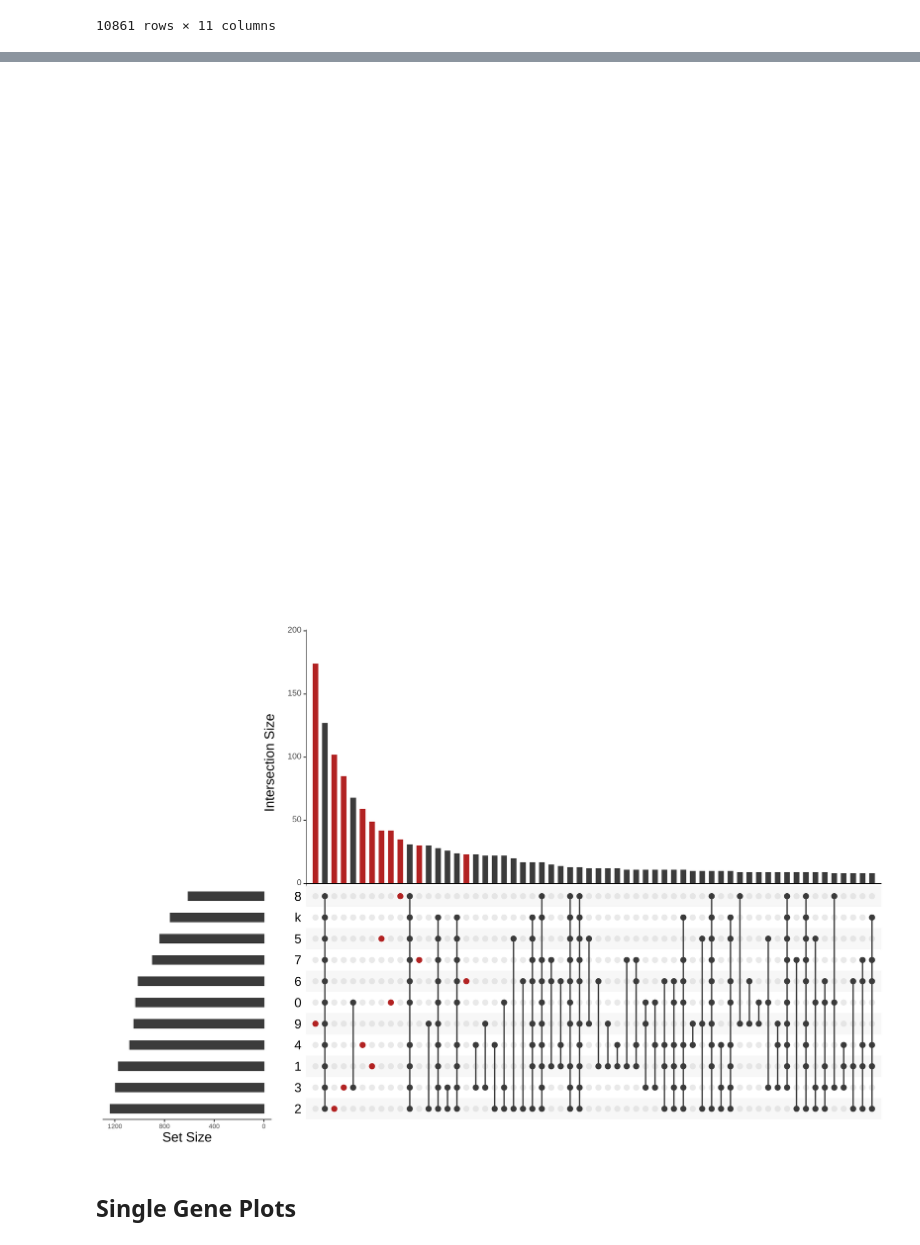
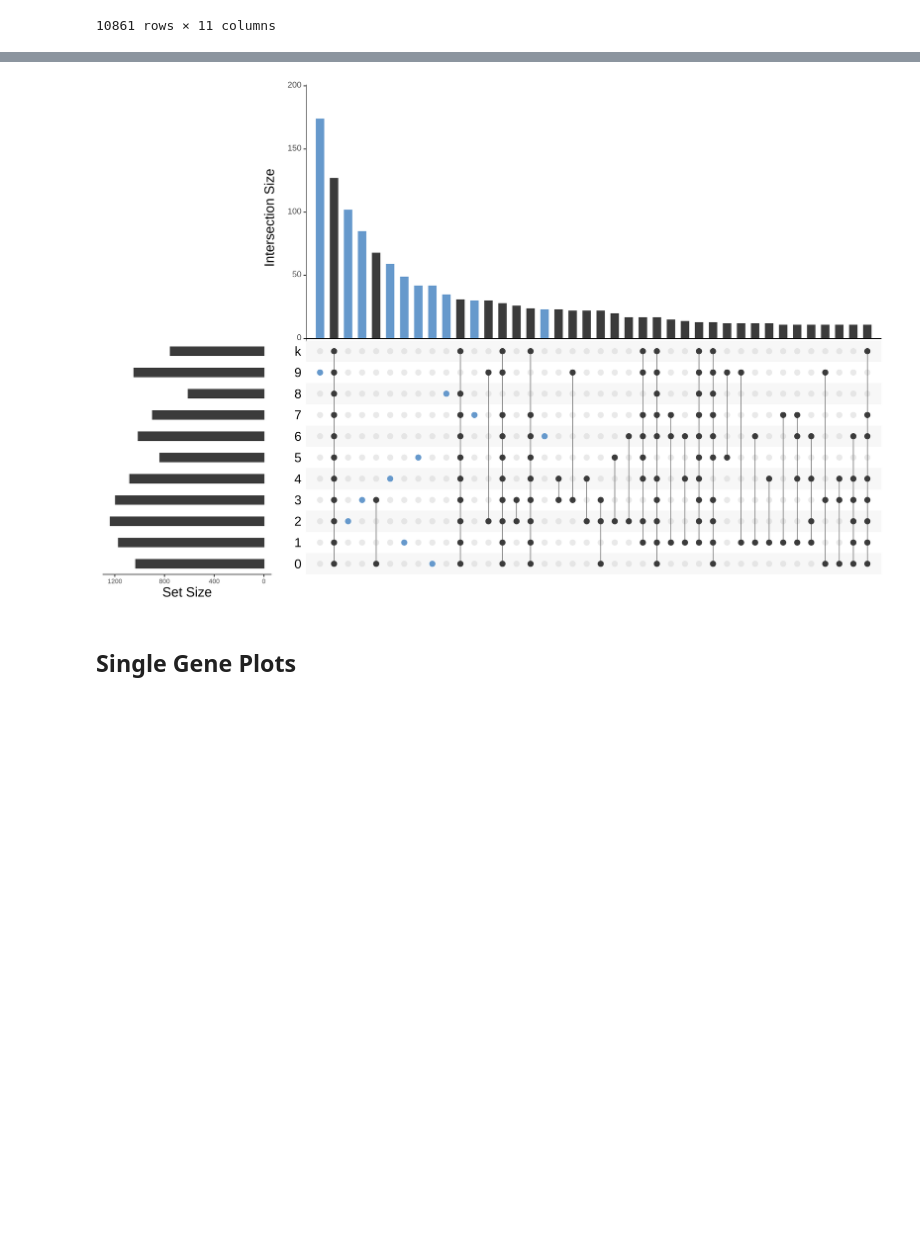
Before and after one commit to aralbright/2021_AAMSME, a Jupyter notebook: notebooks/Differential_Expression.ipynb, the cells around one changed output, grey strips where cells are left out. Drawn from its saved outputs; the diff is of its cells as text; code cells hidden in the pictures; blank space fills up the shorter version.

Commit message:
updated upset plot

```diff
--- a/notebooks/Differential_Expression.ipynb
+++ b/notebooks/Differential_Expression.ipynb
@@ -602,43 +602,44 @@ R[write to console]:
 # %%
 %%R -w 12 -h 8 --units in -r 400
 library("UpSetR")
 library("ggplot2")
 
 deGenesDF <- read.csv("deGenesDF.csv")
 
 vecsToPlot <- list()
 
 clusters = unique(deGenesDF$cluster)
 
 for (i in 1:length(clusters)){
   subset = subset(deGenesDF, cluster == clusters[i])
   vecsToPlot[[i]] <- unique(subset$gene)
 }
 
 names(vecsToPlot) <- clusters
 
-upset(fromList(vecsToPlot), sets = as.character(clusters),nintersects=60, order.by = "freq",
+upset(fromList(vecsToPlot), sets = as.character(clusters),nintersects=40, order.by = "freq",
       mainbar.y.label='Intersection Size',
       sets.x.label = 'Set Size',
       text.scale = c(1.75, 1.3, 1.75, 1, 2, 1.3),
       show.numbers = "no",
       point.size = 2.8,
+      keep.order = TRUE,
+      line.size = 0.25,
       mb.ratio= c(0.5, 0.5),
-      queries = list(list(query = intersects, params = list("0"), color = "firebrick",active = T),
-                     list(query = intersects, params = list("1"), color = "firebrick",active = T),
-                     list(query = intersects, params = list("2"), color = "firebrick",active = T),
-                     list(query = intersects, params = list("3"), color = "firebrick",active = T),
-                     list(query = intersects, params = list("4"), color = "firebrick",active = T),
-                     list(query = intersects, params = list("5"), color = "firebrick",active = T),
-                     list(query = intersects, params = list("6"), color = "firebrick",active = T),
-                     list(query = intersects, params = list("7"), color = "firebrick",active = T),
-                     list(query = intersects, params = list("8"), color = "firebrick",active = T),
-                     list(query = intersects, params = list("9"), color = "firebrick",active = T)))
+      queries = list(list(query = intersects, params = list("0"), color = "#6699CC",active = T),
+                     list(query = intersects, params = list("1"), color = "#6699CC",active = T),
+                     list(query = intersects, params = list("2"), color = "#6699CC",active = T),
+                     list(query = intersects, params = list("3"), color = "#6699CC",active = T),
+                     list(query = intersects, params = list("4"), color = "#6699CC",active = T),
+                     list(query = intersects, params = list("5"), color = "#6699CC",active = T),
+                     list(query = intersects, params = list("6"), color = "#6699CC",active = T),
+                     list(query = intersects, params = list("7"), color = "#6699CC",active = T),
+                     list(query = intersects, params = list("8"), color = "#6699CC",active = T),
+                     list(query = intersects, params = list("9"), color = "#6699CC",active = T)))
 
 # just right click and save
 # %% [output]
-[figure, old version]
+[figure, new version]
-[figure, removed]
 # %% [markdown]
 ## Single Gene Plots
 # %%
```
Also changed, not shown: parts of 15 cells of this notebook.
